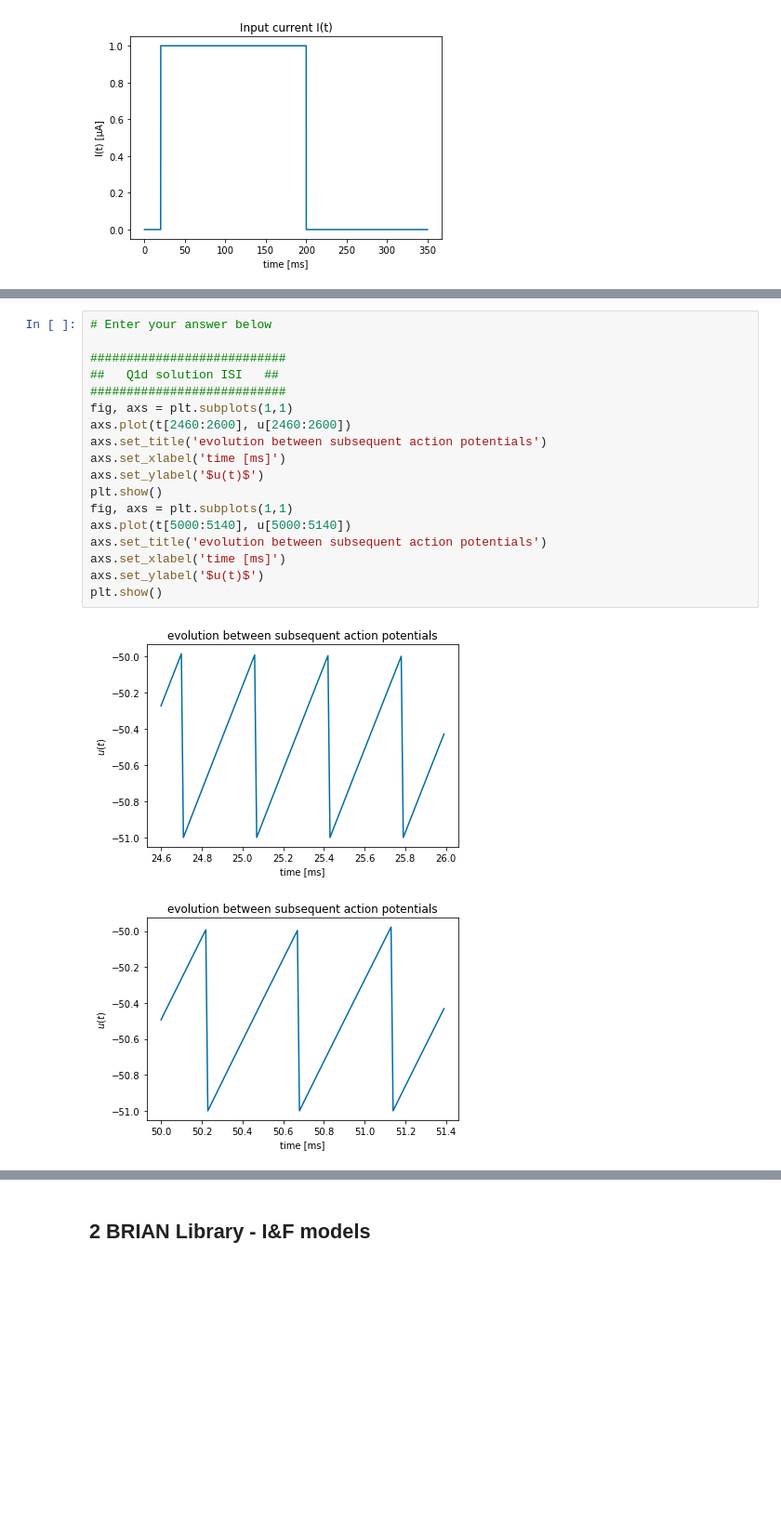
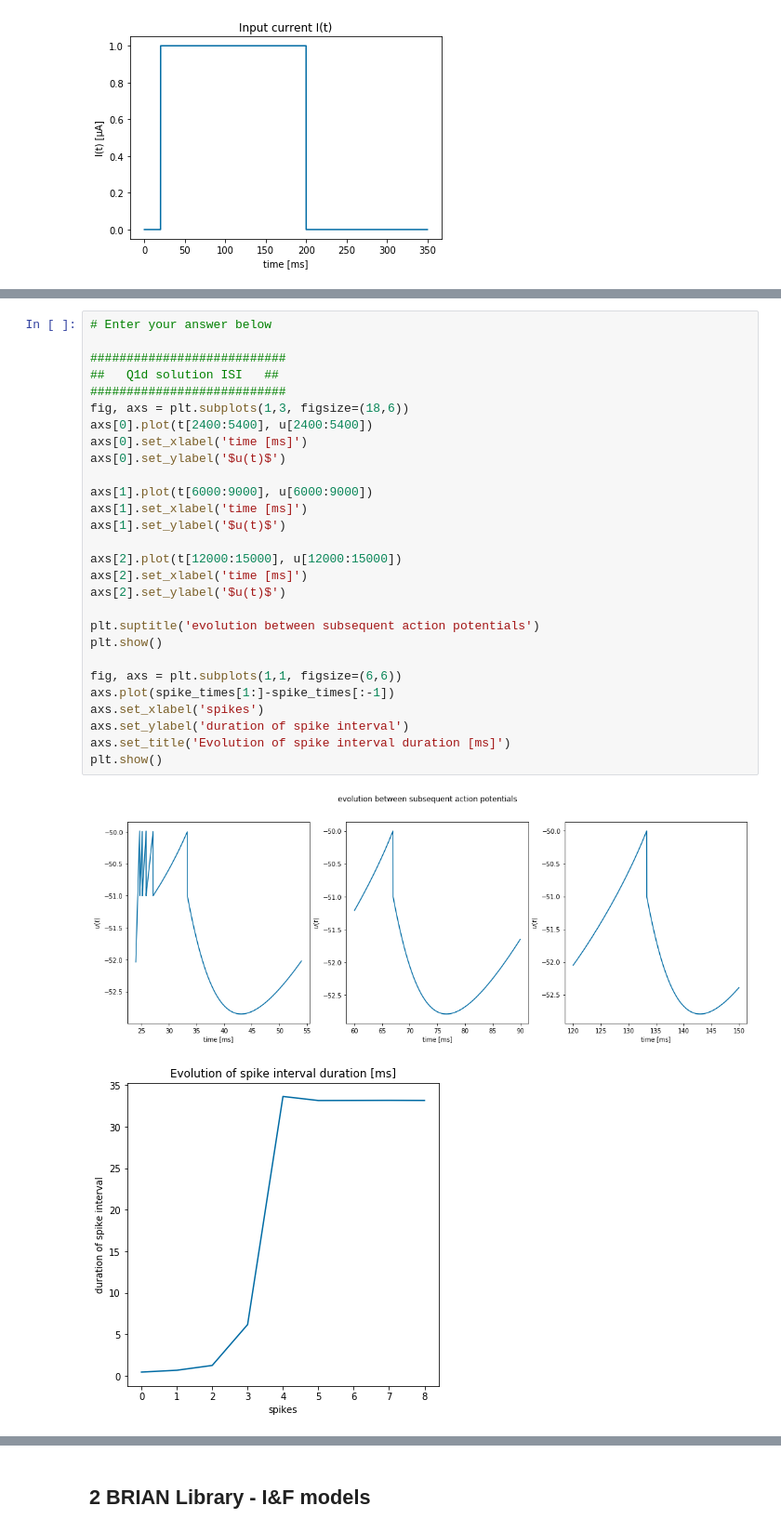
Before and after one commit to RobbeDeMuynck/CN_practicals, a Jupyter notebook: Module 1/Module1_Ex2_XX.ipynb, the cells around one changed output, grey strips where cells are left out. Shown at 93% size. Saved outputs shown, nothing was run; the diff lists cells and outputs as text; blank space fills up the shorter version.

```diff
--- a/Module 1/Module1_Ex2_XX.ipynb
+++ b/Module 1/Module1_Ex2_XX.ipynb
@@ -279,24 +262,34 @@ plt.show()
-# %%
-# Enter your answer below
-
-###########################
-##   Q1d solution ISI   ##
-###########################
-fig, axs = plt.subplots(1,1)
-axs.plot(t[2460:2600], u[2460:2600])
-axs.set_title('evolution between subsequent action potentials')
-axs.set_xlabel('time [ms]')
-axs.set_ylabel('$u(t)$')
-plt.show()
-fig, axs = plt.subplots(1,1)
-axs.plot(t[5000:5140], u[5000:5140])
-axs.set_title('evolution between subsequent action potentials')
-axs.set_xlabel('time [ms]')
-axs.set_ylabel('$u(t)$')
-plt.show()
-# %% [output]
-[figure, removed]
-[figure, removed]
+# %%
+# Enter your answer below
+
+###########################
+##   Q1d solution ISI   ##
+###########################
+fig, axs = plt.subplots(1,3, figsize=(18,6))
+axs[0].plot(t[2400:5400], u[2400:5400])
+axs[0].set_xlabel('time [ms]')
+axs[0].set_ylabel('$u(t)$')
+
+axs[1].plot(t[6000:9000], u[6000:9000])
+axs[1].set_xlabel('time [ms]')
+axs[1].set_ylabel('$u(t)$')
+
+axs[2].plot(t[12000:15000], u[12000:15000])
+axs[2].set_xlabel('time [ms]')
+axs[2].set_ylabel('$u(t)$')
+
+plt.suptitle('evolution between subsequent action potentials')
+plt.show()
+
+fig, axs = plt.subplots(1,1, figsize=(6,6))
+axs.plot(spike_times[1:]-spike_times[:-1])
+axs.set_xlabel('spikes')
+axs.set_ylabel('duration of spike interval')
+axs.set_title('Evolution of spike interval duration [ms]')
+plt.show()
+# %% [output]
+[figure, added]
+[figure, added]
 # %% [markdown]
 <div class="alert alert-success">
 <span style="color:black">
```
Also changed, not shown: parts of 21 cells of this notebook.
